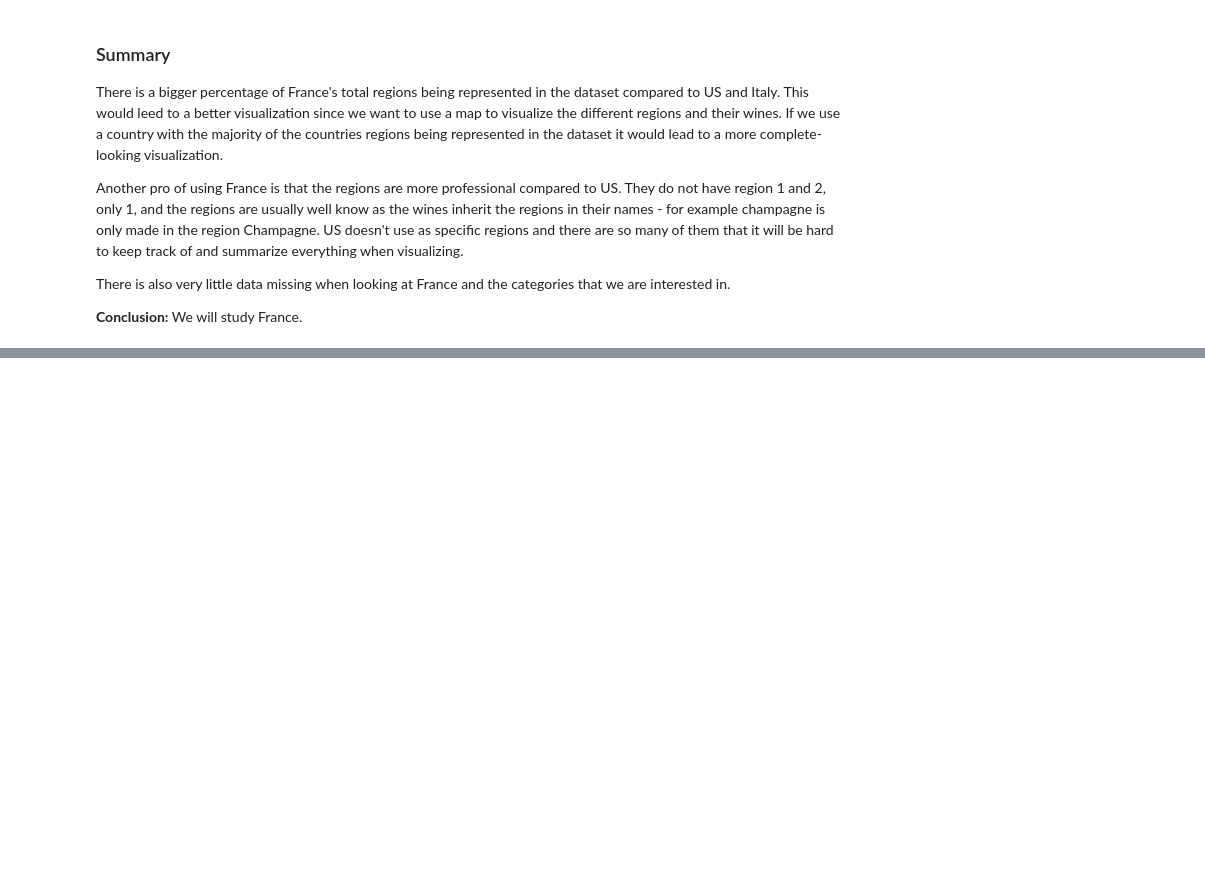
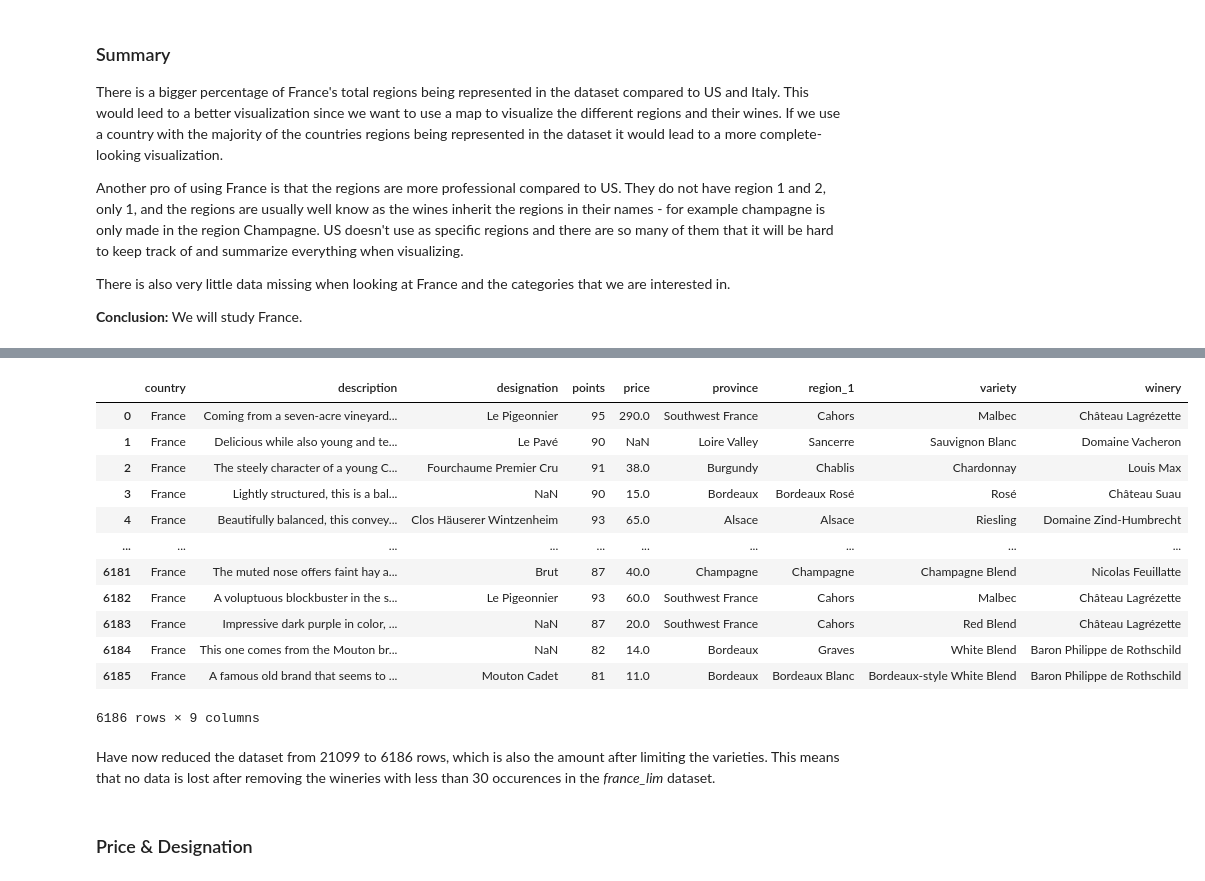
Before and after one commit to com-480-data-visualization/com-480-project-lesvizerables, a Jupyter notebook: ChoosingCountry.ipynb, the cells around one changed output, grey strips where cells are left out. Cells and saved outputs as stored; diff of their text form; code cells hidden in the pictures; blank space fills up the shorter version.

```diff
--- a/ChoosingCountry.ipynb
+++ b/ChoosingCountry.ipynb
@@ -176,0 +218,3 @@ There is also very little data missing when looking at France and the categories
+# %%
+france = france.drop(['region_2', 'Unnamed: 0'], axis = 1)
+france.head()
@@ -176,0 +231,3 @@ There is also very little data missing when looking at France and the categories
+# %%
+varieties = france.variety.value_counts()[1:34]
+varieties
@@ -176,0 +254,3 @@ There is also very little data missing when looking at France and the categories
+# %%
+# create dataset with only these varietes.
+france_lim = france.loc[france.variety.isin(varieties.index)]
@@ -176,0 +269,3 @@ There is also very little data missing when looking at France and the categories
+# %%
+wineries = france.winery.value_counts()[0:118]
+wineries
@@ -176,0 +285,25 @@ There is also very little data missing when looking at France and the categories
+# %%
+# if we give the same treshhold as for varieties, at 30.
+france_lim = france_lim.loc[france_lim.winery.isin(wineries.index)]
+
+# reset index
+france_lim.reset_index(drop = True, inplace = True)
+france_lim
+# %% [output]
+|  | country | description | designation | points | price | province | region_1 | variety | winery |
+| 0 | France | Coming from a seven-acre vineyard... | Le Pigeonnier | 95 | 290.0 | Southwest France | Cahors | Malbec | Château Lagrézette |
+| 1 | France | Delicious while also young and te... | Le Pavé | 90 | NaN | Loire Valley | Sancerre | Sauvignon Blanc | Domaine Vacheron |
+| 2 | France | The steely character of a young C... | Fourchaume Premier Cru | 91 | 38.0 | Burgundy | Chablis | Chardonnay | Louis Max |
+| 3 | France | Lightly structured, this is a bal... | NaN | 90 | 15.0 | Bordeaux | Bordeaux Rosé | Rosé | Château Suau |
+| 4 | France | Beautifully balanced, this convey... | Clos Häuserer Wintzenheim | 93 | 65.0 | Alsace | Alsace | Riesling | Domaine Zind-Humbrecht |
+| ... | ... | ... | ... | ... | ... | ... | ... | ... | ... |
+| 6181 | France | The muted nose offers faint hay a... | Brut | 87 | 40.0 | Champagne | Champagne | Champagne Blend | Nicolas Feuillatte |
+| 6182 | France | A voluptuous blockbuster in the s... | Le Pigeonnier | 93 | 60.0 | Southwest France | Cahors | Malbec | Château Lagrézette |
+| 6183 | France | Impressive dark purple in color, ... | NaN | 87 | 20.0 | Southwest France | Cahors | Red Blend | Château Lagrézette |
+| 6184 | France | This one comes from the Mouton br... | NaN | 82 | 14.0 | Bordeaux | Graves | White Blend | Baron Philippe de Rothschild |
+| 6185 | France | A famous old brand that seems to ... | Mouton Cadet | 81 | 11.0 | Bordeaux | Bordeaux Blanc | Bordeaux-style White Blend | Baron Philippe de Rothschild |
+6186 rows × 9 columns
+# %% [markdown]
+Have now reduced the dataset from 21099 to 6186 rows, which is also the amount after limiting the varieties. This means that no data is lost after removing the wineries with less than 30 occurences in the *france_lim* dataset.
+# %% [markdown]
+### Price & Designation
```
Also changed, not shown: parts of 21 cells of this notebook.
